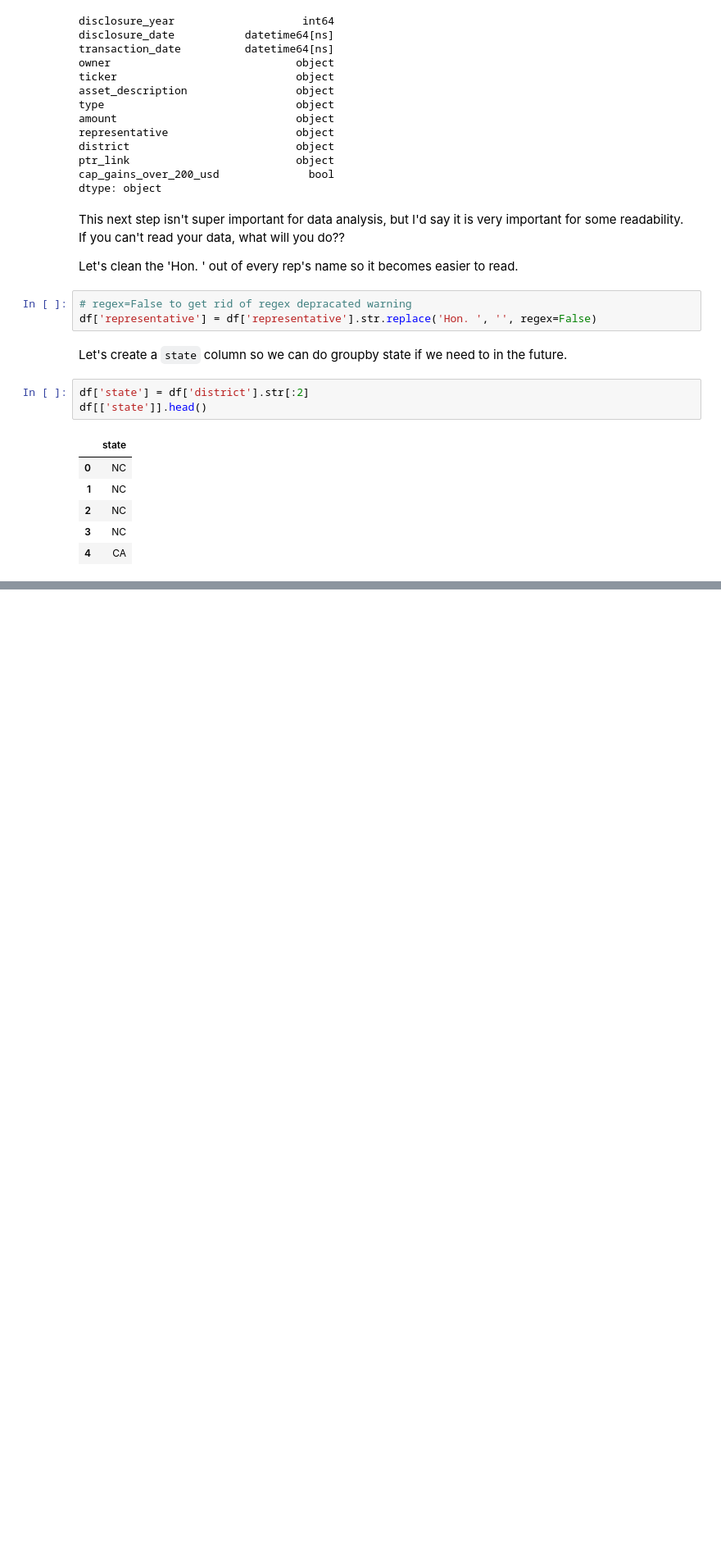
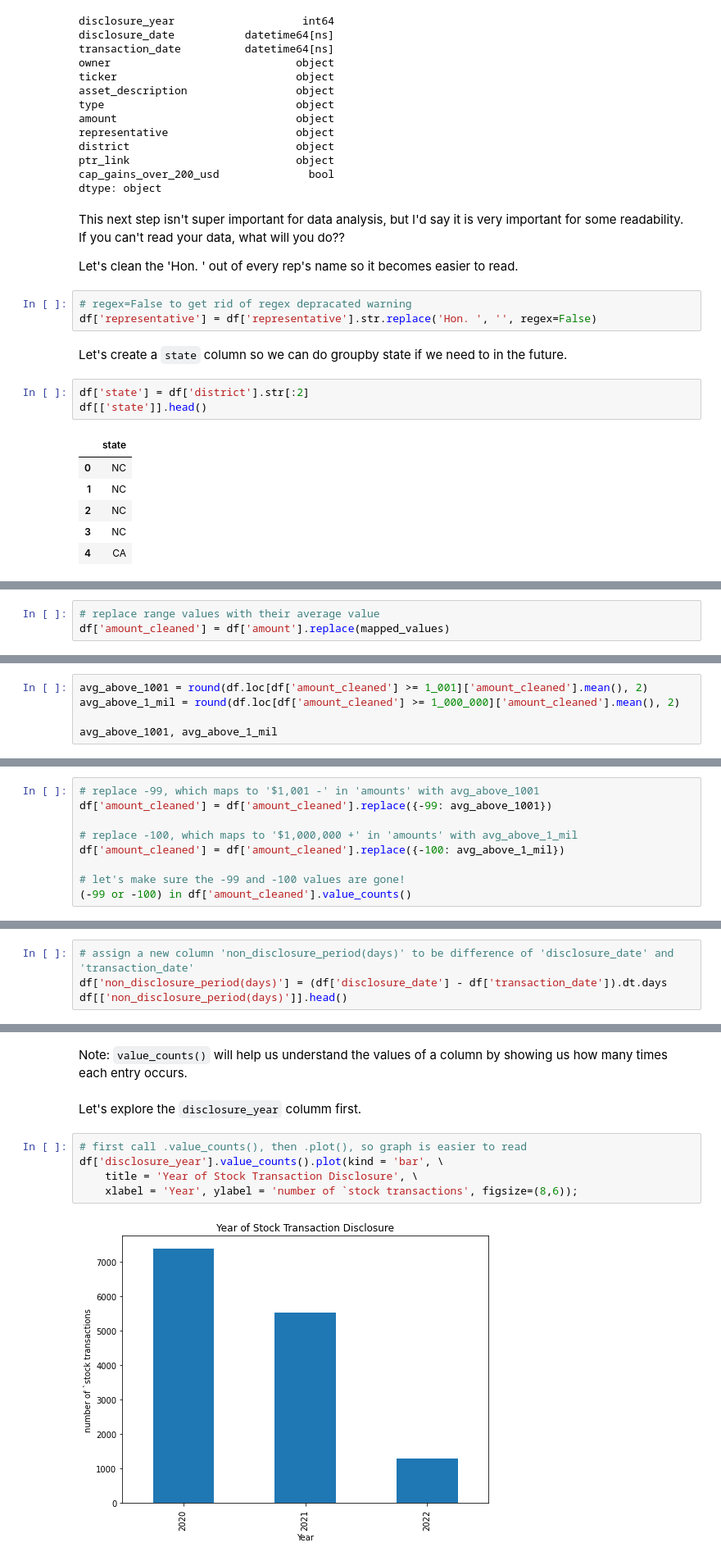
Before and after one commit to tharvipop/sussy-stock-trades, a Jupyter notebook: final_report.ipynb, the cells around one changed output, grey strips where cells are left out. Shown at 82% size. Saved outputs shown, nothing was run; the diff lists cells and outputs as text; blank space fills up the shorter version.

````diff
--- a/final_report.ipynb
+++ b/final_report.ipynb
@@ -104,0 +143,3 @@ df[['state']].head()
+# %%
+# replace range values with their average value
+df['amount_cleaned'] = df['amount'].replace(mapped_values)
@@ -104,0 +150,5 @@ df[['state']].head()
+# %%
+avg_above_1001 = round(df.loc[df['amount_cleaned'] >= 1_001]['amount_cleaned'].mean(), 2)
+avg_above_1_mil = round(df.loc[df['amount_cleaned'] >= 1_000_000]['amount_cleaned'].mean(), 2)
+
+avg_above_1001, avg_above_1_mil
@@ -104,0 +157,9 @@ df[['state']].head()
+# %%
+# replace -99, which maps to '$1,001 -' in 'amounts' with avg_above_1001
+df['amount_cleaned'] = df['amount_cleaned'].replace({-99: avg_above_1001})
+
+# replace -100, which maps to '$1,000,000 +' in 'amounts' with avg_above_1_mil
+df['amount_cleaned'] = df['amount_cleaned'].replace({-100: avg_above_1_mil})
+
+# let's make sure the -99 and -100 values are gone!
+(-99 or -100) in df['amount_cleaned'].value_counts()
@@ -104,0 +177,4 @@ df[['state']].head()
+# %%
+# assign a new column 'non_disclosure_period(days)' to be difference of 'disclosure_date' and 'transaction_date'
+df['non_disclosure_period(days)'] = (df['disclosure_date'] - df['transaction_date']).dt.days
+df[['non_disclosure_period(days)']].head()
@@ -104,0 +200,11 @@ df[['state']].head()
+# %% [markdown]
+Note: ```value_counts()``` will help us understand the values of a column by showing us how many times each entry occurs.
+# %% [markdown]
+Let's explore the ``disclosure_year`` columm first.
+# %%
+# first call .value_counts(), then .plot(), so graph is easier to read
+df['disclosure_year'].value_counts().plot(kind = 'bar', \
+    title = 'Year of Stock Transaction Disclosure', \
+    xlabel = 'Year', ylabel = 'number of `stock transactions', figsize=(8,6));
+# %% [output]
+[figure, added]
````
Also changed, not shown: parts of 32 cells of this notebook, 1 other file.
